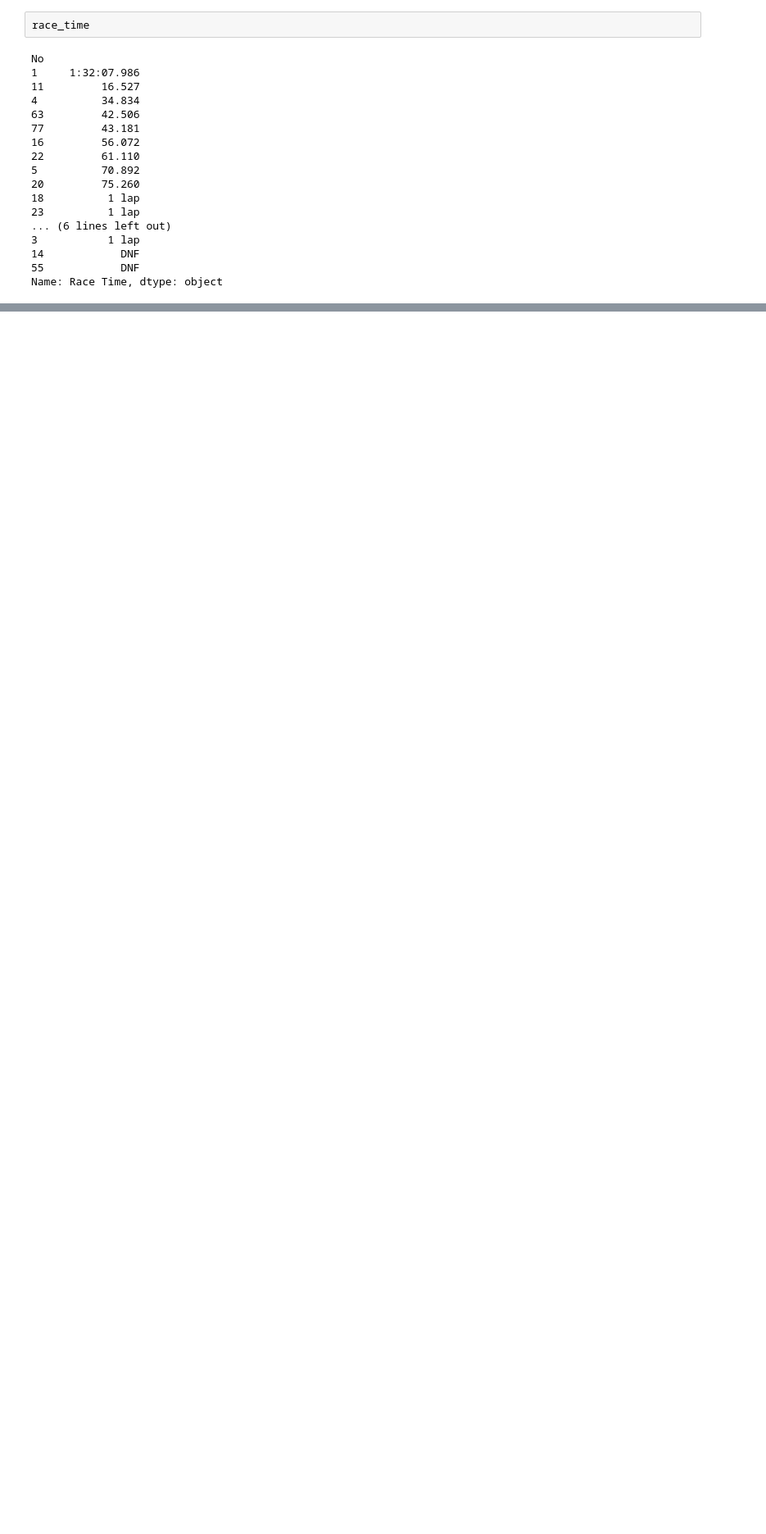
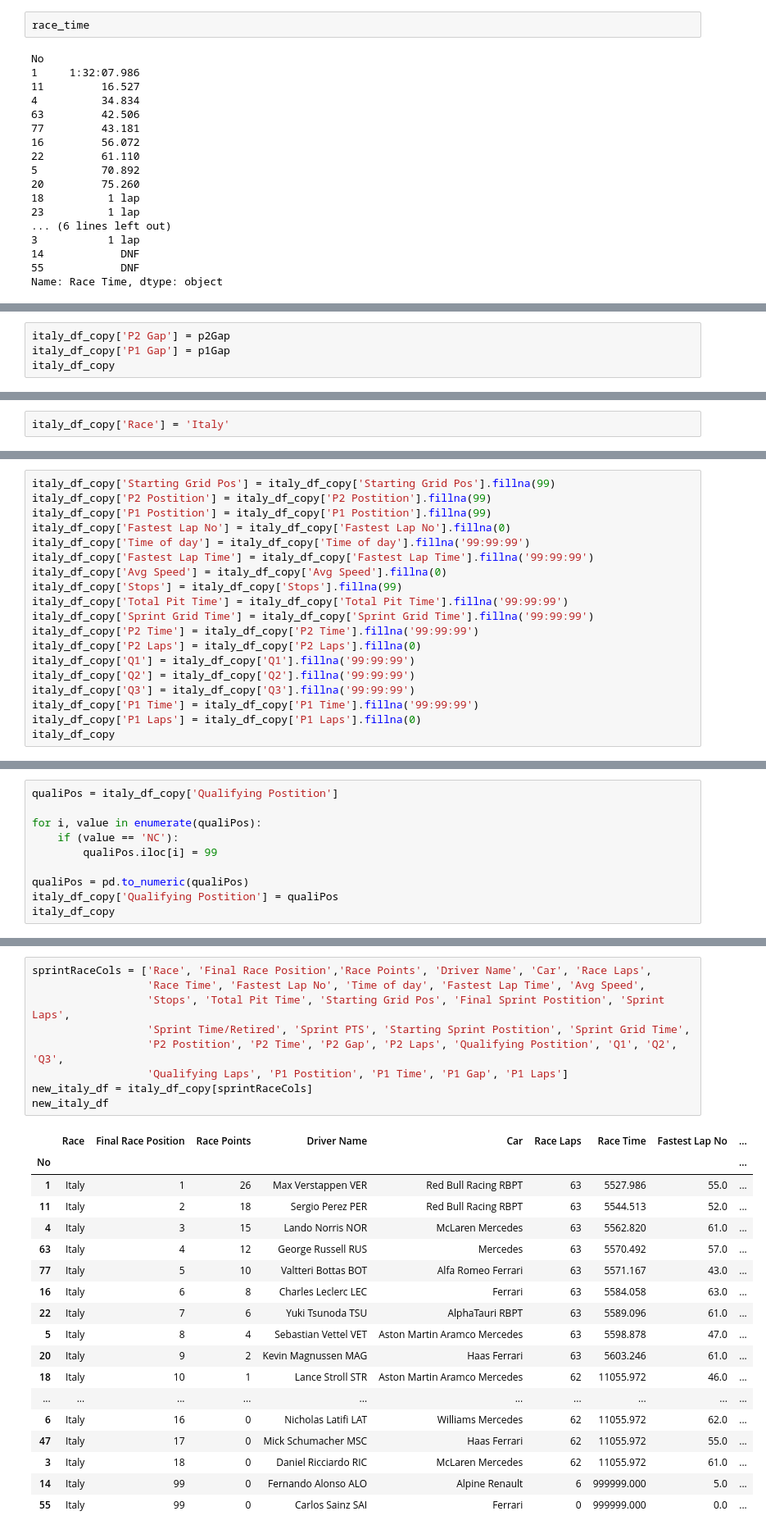
Before and after one commit to Spakicey/2022-Formula1-Analysis, a Jupyter notebook: F1-Cleaning.ipynb, the cells around one changed output, grey strips where cells are left out. Shown at 82% size. Drawn from its saved outputs; the diff is of its cells as text; blank space fills up the shorter version.

```diff
--- a/F1-Cleaning.ipynb
+++ b/F1-Cleaning.ipynb
@@ -525,0 +810,4 @@ Name: Race Time, dtype: object
+# %%
+italy_df_copy['P2 Gap'] = p2Gap
+italy_df_copy['P1 Gap'] = p1Gap
+italy_df_copy
@@ -525,0 +853,2 @@ Name: Race Time, dtype: object
+# %%
+italy_df_copy['Race'] = 'Italy'
@@ -525,0 +957,19 @@ Name: Race Time, dtype: object
+# %%
+italy_df_copy['Starting Grid Pos'] = italy_df_copy['Starting Grid Pos'].fillna(99)
+italy_df_copy['P2 Postition'] = italy_df_copy['P2 Postition'].fillna(99)
+italy_df_copy['P1 Postition'] = italy_df_copy['P1 Postition'].fillna(99)
+italy_df_copy['Fastest Lap No'] = italy_df_copy['Fastest Lap No'].fillna(0)
+italy_df_copy['Time of day'] = italy_df_copy['Time of day'].fillna('99:99:99')
+italy_df_copy['Fastest Lap Time'] = italy_df_copy['Fastest Lap Time'].fillna('99:99:99')
+italy_df_copy['Avg Speed'] = italy_df_copy['Avg Speed'].fillna(0)
+italy_df_copy['Stops'] = italy_df_copy['Stops'].fillna(99)
+italy_df_copy['Total Pit Time'] = italy_df_copy['Total Pit Time'].fillna('99:99:99')
+italy_df_copy['Sprint Grid Time'] = italy_df_copy['Sprint Grid Time'].fillna('99:99:99')
+italy_df_copy['P2 Time'] = italy_df_copy['P2 Time'].fillna('99:99:99')
+italy_df_copy['P2 Laps'] = italy_df_copy['P2 Laps'].fillna(0)
+italy_df_copy['Q1'] = italy_df_copy['Q1'].fillna('99:99:99')
+italy_df_copy['Q2'] = italy_df_copy['Q2'].fillna('99:99:99')
+italy_df_copy['Q3'] = italy_df_copy['Q3'].fillna('99:99:99')
+italy_df_copy['P1 Time'] = italy_df_copy['P1 Time'].fillna('99:99:99')
+italy_df_copy['P1 Laps'] = italy_df_copy['P1 Laps'].fillna(0)
+italy_df_copy
@@ -525,0 +995,10 @@ Name: Race Time, dtype: object
+# %%
+qualiPos = italy_df_copy['Qualifying Postition']
+
+for i, value in enumerate(qualiPos):
+    if (value == 'NC'):
+        qualiPos.iloc[i] = 99
+
+qualiPos = pd.to_numeric(qualiPos)
+italy_df_copy['Qualifying Postition'] = qualiPos
+italy_df_copy
@@ -525,0 +1044,28 @@ Name: Race Time, dtype: object
+# %%
+sprintRaceCols = ['Race', 'Final Race Position','Race Points', 'Driver Name', 'Car', 'Race Laps',
+                  'Race Time', 'Fastest Lap No', 'Time of day', 'Fastest Lap Time', 'Avg Speed',
+                  'Stops', 'Total Pit Time', 'Starting Grid Pos', 'Final Sprint Postition', 'Sprint Laps',
+                  'Sprint Time/Retired', 'Sprint PTS', 'Starting Sprint Postition', 'Sprint Grid Time',
+                  'P2 Postition', 'P2 Time', 'P2 Gap', 'P2 Laps', 'Qualifying Postition', 'Q1', 'Q2', 'Q3',
+                  'Qualifying Laps', 'P1 Postition', 'P1 Time', 'P1 Gap', 'P1 Laps']
+new_italy_df = italy_df_copy[sprintRaceCols]
+new_italy_df
+# %% [output]
+|  | Race | Final Race Position | Race Points | Driver Name | Car | Race Laps | Race Time | Fastest Lap No | ... |
+| No |  |  |  |  |  |  |  |  | ... |
+| 1 | Italy | 1 | 26 | Max Verstappen VER | Red Bull Racing RBPT | 63 | 5527.986 | 55.0 | ... |
+| 11 | Italy | 2 | 18 | Sergio Perez PER | Red Bull Racing RBPT | 63 | 5544.513 | 52.0 | ... |
+| 4 | Italy | 3 | 15 | Lando Norris NOR | McLaren Mercedes | 63 | 5562.820 | 61.0 | ... |
+| 63 | Italy | 4 | 12 | George Russell RUS | Mercedes | 63 | 5570.492 | 57.0 | ... |
+| 77 | Italy | 5 | 10 | Valtteri Bottas BOT | Alfa Romeo Ferrari | 63 | 5571.167 | 43.0 | ... |
+| 16 | Italy | 6 | 8 | Charles Leclerc LEC | Ferrari | 63 | 5584.058 | 63.0 | ... |
+| 22 | Italy | 7 | 6 | Yuki Tsunoda TSU | AlphaTauri RBPT | 63 | 5589.096 | 61.0 | ... |
+| 5 | Italy | 8 | 4 | Sebastian Vettel VET | Aston Martin Aramco Mercedes | 63 | 5598.878 | 47.0 | ... |
+| 20 | Italy | 9 | 2 | Kevin Magnussen MAG | Haas Ferrari | 63 | 5603.246 | 61.0 | ... |
+| 18 | Italy | 10 | 1 | Lance Stroll STR | Aston Martin Aramco Mercedes | 62 | 11055.972 | 46.0 | ... |
+| ... | ... | ... | ... | ... | ... | ... | ... | ... | ... |
+| 6 | Italy | 16 | 0 | Nicholas Latifi LAT | Williams Mercedes | 62 | 11055.972 | 62.0 | ... |
+| 47 | Italy | 17 | 0 | Mick Schumacher MSC | Haas Ferrari | 62 | 11055.972 | 55.0 | ... |
+| 3 | Italy | 18 | 0 | Daniel Ricciardo RIC | McLaren Mercedes | 62 | 11055.972 | 61.0 | ... |
+| 14 | Italy | 99 | 0 | Fernando Alonso ALO | Alpine Renault | 6 | 999999.000 | 5.0 | ... |
+| 55 | Italy | 99 | 0 | Carlos Sainz SAI | Ferrari | 0 | 999999.000 | 0.0 | ... |
```
Also changed, not shown: parts of 27 cells of this notebook.
